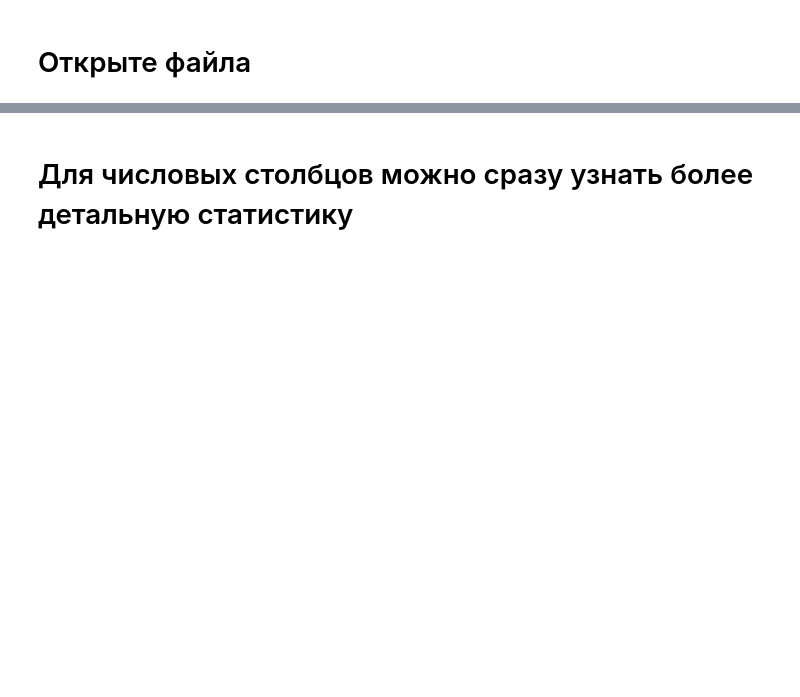
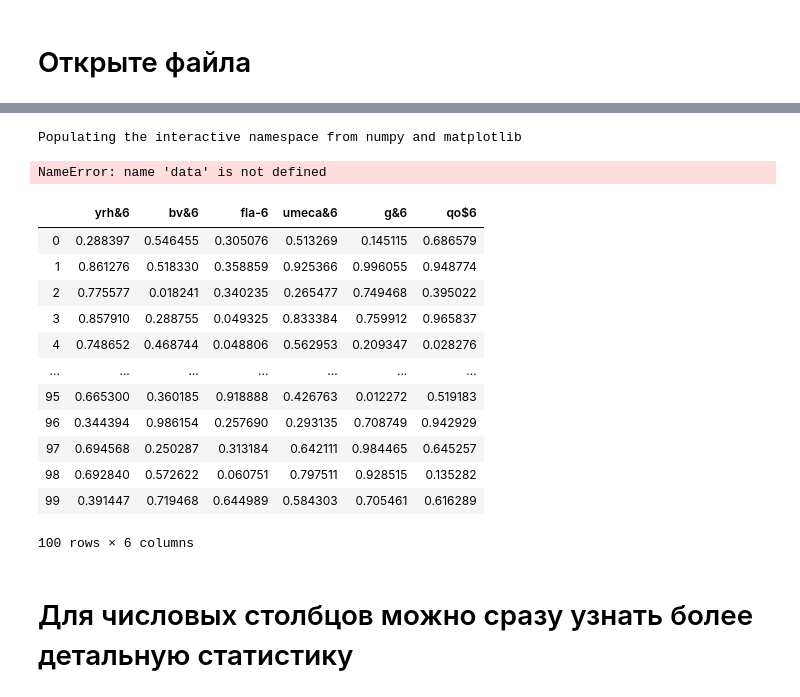
Before and after one commit to Ocheretnuk/vladimirocheretnuk, a Jupyter notebook: Pan/pandas_grok.ipynb, the cells around one changed output, grey strips where cells are left out. Saved outputs shown, nothing was run; the diff lists cells and outputs as text; code cells hidden in the pictures; blank space fills up the shorter version.

```diff
--- a/Pan/pandas_grok.ipynb
+++ b/Pan/pandas_grok.ipynb
@@ -26,3 +34,41 @@ data.shape   # количество строк и столбцов датафр
+# %%
+%pylab inline
+data.hist('days open')   # строим гистаграмму для стобца
+data.corr() # как даные из разных стобцов коррелируют друг с другом
+# %% [output]
+Populating the interactive namespace from numpy and matplotlib
+NameError: name 'data' is not defined
+# %%
+df = pd.read_csv('column_hell.csv')
+#df.filter(like='6') # фильтрует и отбирает те колонки где есть в названии "указанные символы"
+#df.size
+#возвращает число ячеек (число строк, умноженное на число столбцов) в df
+#df.select_dtypes(include=types_to_include, exclude=types_to_exclude)
+#возвращает часть датафрэйма, куда были включены колонки с типами, указанными в include, или исключены колонки с типами, указанными в exclude
+#df.columns
+#возвращает коллекцию с названиями колонок
+#df.dtypes
+#возвращает серию с описанием типа каждой колонки
+#df.index
+#возвращает коллекцию с индексом всех строк
+#df.get_dtype_counts()
+#возвращает серию с числом колонок каждого из типов
+#df.shape
+#возвращает кортеж из числа строк и столбцов у df
+# %% [output]
+|  | yrh&6 | bv&6 | fla-6 | umeca&6 | g&6 | qo$6 |
+| 0 | 0.288397 | 0.546455 | 0.305076 | 0.513269 | 0.145115 | 0.686579 |
+| 1 | 0.861276 | 0.518330 | 0.358859 | 0.925366 | 0.996055 | 0.948774 |
+| 2 | 0.775577 | 0.018241 | 0.340235 | 0.265477 | 0.749468 | 0.395022 |
+| 3 | 0.857910 | 0.288755 | 0.049325 | 0.833384 | 0.759912 | 0.965837 |
+| 4 | 0.748652 | 0.468744 | 0.048806 | 0.562953 | 0.209347 | 0.028276 |
+| ... | ... | ... | ... | ... | ... | ... |
+| 95 | 0.665300 | 0.360185 | 0.918888 | 0.426763 | 0.012272 | 0.519183 |
+| 96 | 0.344394 | 0.986154 | 0.257690 | 0.293135 | 0.708749 | 0.942929 |
+| 97 | 0.694568 | 0.250287 | 0.313184 | 0.642111 | 0.984465 | 0.645257 |
+| 98 | 0.692840 | 0.572622 | 0.060751 | 0.797511 | 0.928515 | 0.135282 |
+| 99 | 0.391447 | 0.719468 | 0.644989 | 0.584303 | 0.705461 | 0.616289 |
+100 rows × 6 columns
 # %% [markdown]
 # Для числовых столбцов можно сразу узнать более детальную статистику
 # %%
```
Also changed, not shown: parts of 2 cells of this notebook, 1 other file.
